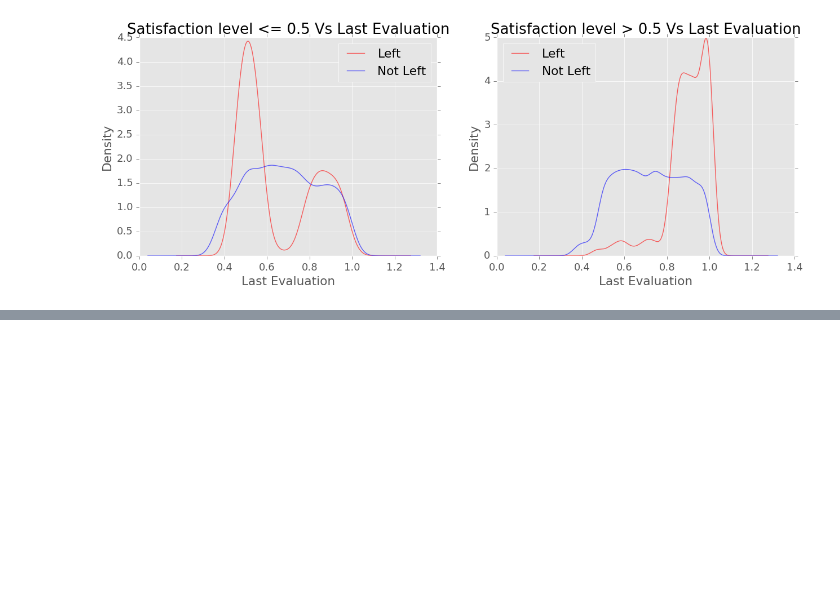
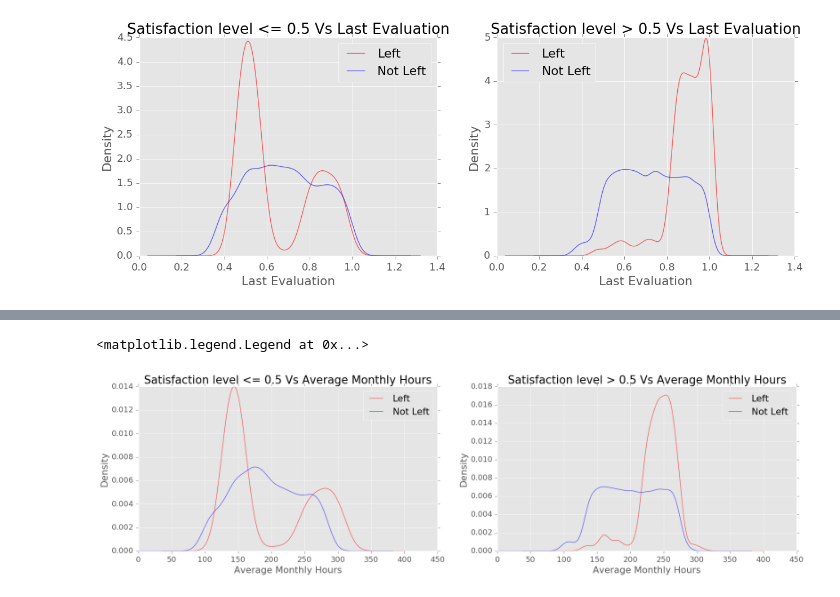
Before and after one commit to AvnishSrivastava/Human-Resource-Analytics, a Jupyter notebook: HR Analysis.ipynb, the cells around one changed output, grey strips where cells are left out. Saved outputs shown, nothing was run; the diff lists cells and outputs as text; code cells hidden in the pictures; blank space fills up the shorter version.

```diff
--- a/HR Analysis.ipynb
+++ b/HR Analysis.ipynb
@@ -244,0 +301,20 @@ plt.legend(loc="best")
+# %%
+fig = plt.figure(figsize=(20, 5))
+
+ax1 = plt.subplot2grid((1,2),(0,0))
+SatLevel_lessthan_5[SatLevel_lessthan_5.left==1].average_monthly_hours.plot(kind="density",color="red",alpha=0.6,label="Left")
+SatLevel_lessthan_5[SatLevel_lessthan_5.left==0].average_monthly_hours.plot(kind="density",color="blue",alpha=0.6,label="Not Left")
+ax1.set_xlabel("Average Monthly Hours")
+ax1.set_title("Satisfaction level <= 0.5 Vs Average Monthly Hours")
+plt.legend(loc="best")
+
+
+ax2 = plt.subplot2grid((1,2),(0,1))
+SatLevel_greaterthan_5[SatLevel_greaterthan_5.left==1].average_monthly_hours.plot(kind="density",color="red",alpha=0.6,label="Left")
+SatLevel_greaterthan_5[SatLevel_greaterthan_5.left==0].average_monthly_hours.plot(kind="density",color="blue",alpha=0.6,label="Not Left")
+ax2.set_xlabel("Average Monthly Hours")
+ax2.set_title("Satisfaction level > 0.5 Vs Average Monthly Hours")
+plt.legend(loc="best")
+# %% [output]
+<matplotlib.legend.Legend at 0x...>
+[figure, added]
```
Also changed, not shown: parts of 48 cells of this notebook.
